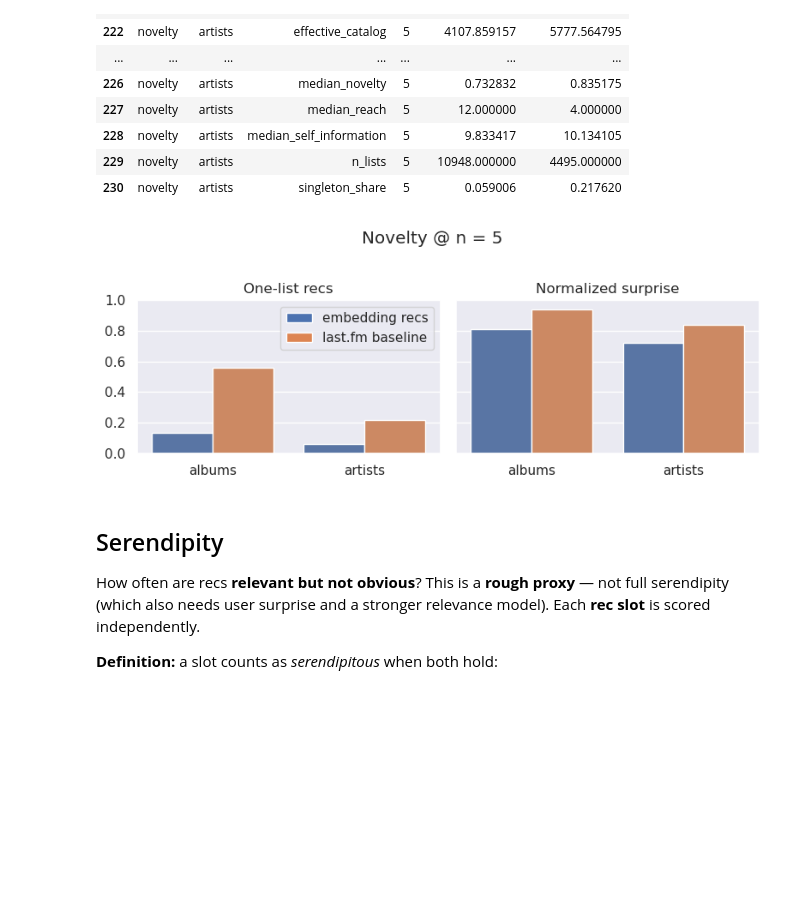
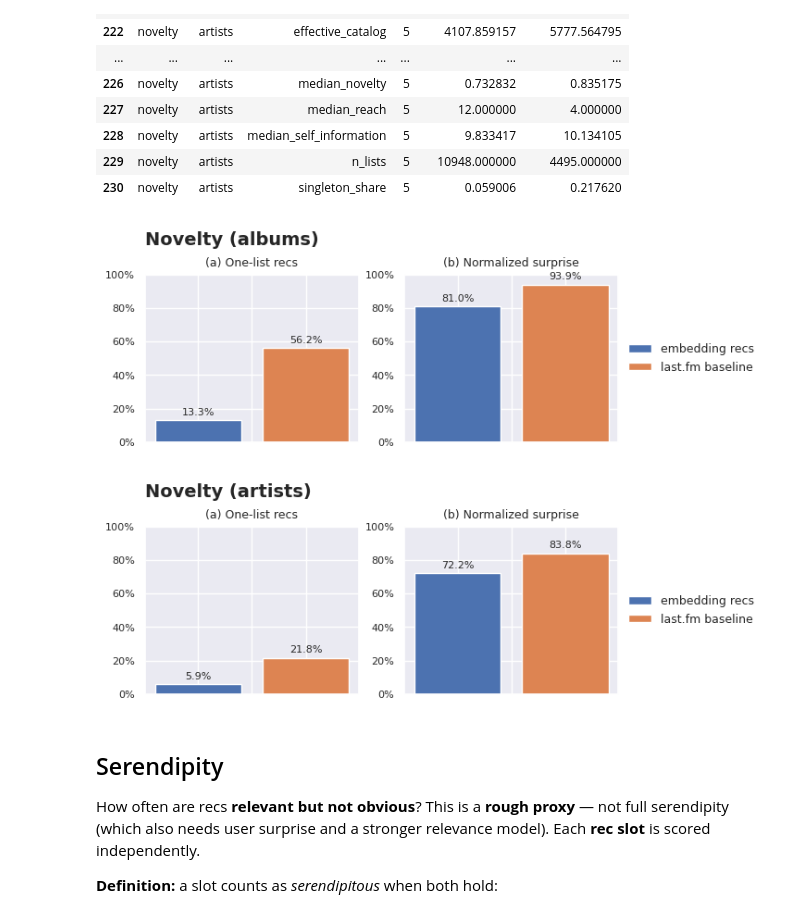
Before and after one commit to lbarleta/critical-listener, a Jupyter notebook: evaluation/lastfm_bench.ipynb, the cells around one changed output. Drawn from its saved outputs; the diff is of its cells as text; code cells hidden in the pictures; blank space fills up the shorter version.

```diff
--- a/evaluation/lastfm_bench.ipynb
+++ b/evaluation/lastfm_bench.ipynb
@@ -418,28 +391,11 @@ show_theme(metrics_df, "novelty")
 | 229 | novelty | artists | n_lists | 5 | 10948.000000 | 4495.000000 |
 | 230 | novelty | artists | singleton_share | 5 | 0.059006 | 0.217620 |
 # %%
-# Novelty summary at n = TOP_N (album vs artist level)
-metrics = ["singleton_share", "mean_novelty"]
-titles = {
-    "singleton_share": "One-list recs",
-    "mean_novelty": "Normalized surprise",
-}
-sub = show_theme(metrics_df, "novelty", n=TOP_N).query(
-    "metric in @metrics and variant in ['albums', 'artists']"
-)
-
-fig, axes = plt.subplots(1, 2, figsize=(8, 3), sharey=True)
-for ax, metric in zip(axes, metrics):
-    chunk = sub[sub["metric"] == metric].set_index("variant").loc[["albums", "artists"]]
-    plot_variant_bars(ax, chunk, title=titles[metric])
-
-fig.suptitle(f"Novelty @ n = {TOP_N}", y=1.02)
-legend_recommenders(axes[0])
-
-plt.tight_layout()
-plt.show()
+plot_novelty_bars(metrics_df, n=TOP_N, variant="albums")
+plot_novelty_bars(metrics_df, n=TOP_N, variant="artists")
 # %% [output]
-[figure, old version]
+[figure, new version]
+[figure, added]
 # %% [markdown]
 ## Serendipity
 
```
Also changed, not shown: parts of 20 cells of this notebook, 5 other files.
